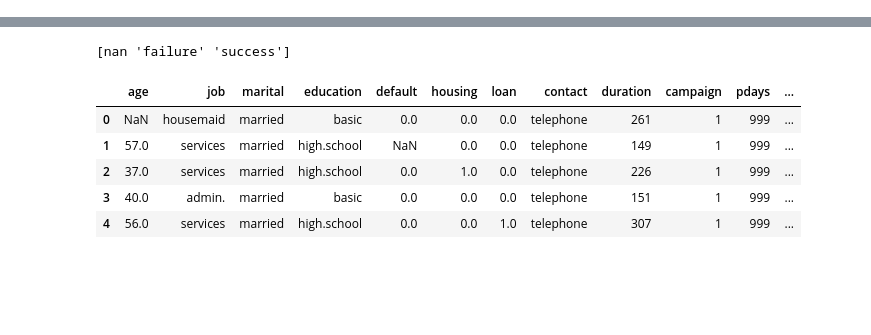
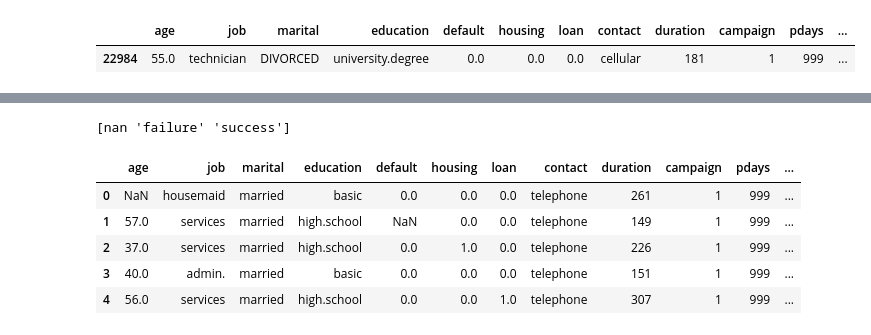
Before and after one commit to LaraHueli/EDA_Bank_Marketing_Analysis, a Jupyter notebook: jupyters/02_limpieza.ipynb, the cells around one changed output, grey strips where cells are left out. Drawn from its saved outputs; the diff is of its cells as text; code cells hidden in the pictures; blank space fills up the shorter version.

```diff
--- a/jupyters/02_limpieza.ipynb
+++ b/jupyters/02_limpieza.ipynb
@@ -101,3 +52,10 @@ Name: count, Length: 43000, dtype: int64
+# %%
+# Cambiar espacios en los nombres de las columnas por guiones bajos
+df.columns = df.columns.str.replace('.', '_').str.lower()
+df.sample()
+# %% [output]
+|  | age | job | marital | education | default | housing | loan | contact | duration | campaign | pdays | ... |
+| 22984 | 55.0 | technician | DIVORCED | university.degree | 0.0 | 0.0 | 0.0 | cellular | 181 | 1 | 999 | ... |
 # %%
 # Convertir todo a minúsculas (evita inconsistencias en los valores categóricos)
 df = valores_minuscula(df)
```
Also changed, not shown: parts of 7 cells of this notebook, 9 other files.
